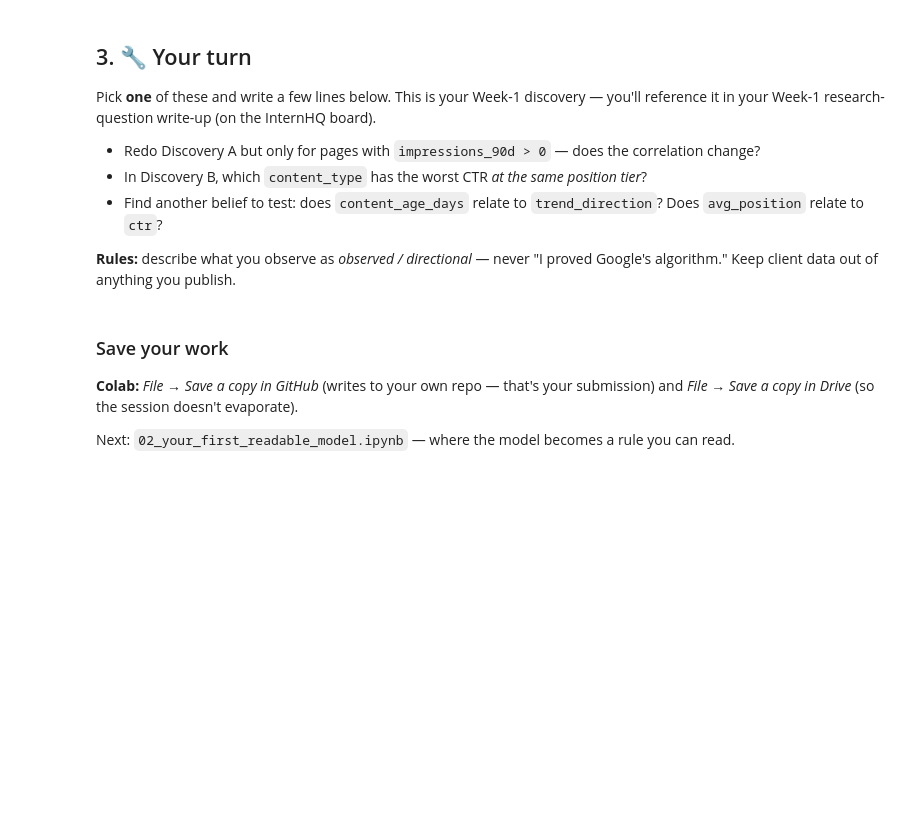
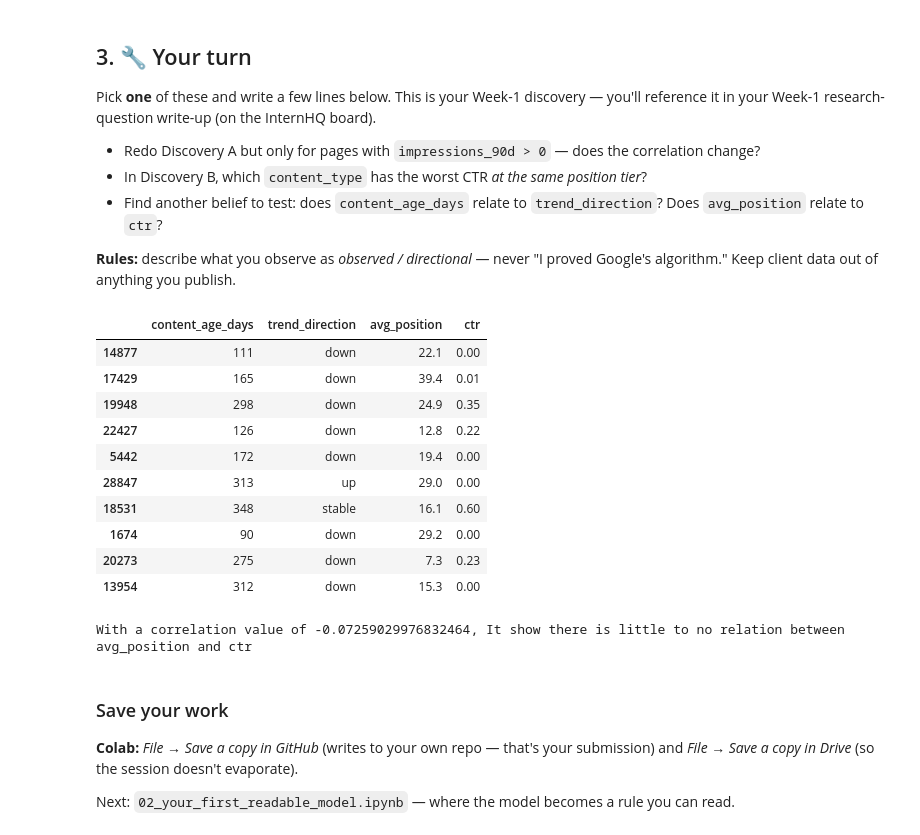
Before and after one commit to BilaalBakare/Flyrank-internship, a Jupyter notebook: notebooks/01_first_look_and_discovery.ipynb, the cells around one changed output. Cells and saved outputs as stored; diff of their text form; code cells hidden in the pictures; blank space fills up the shorter version.

Commit message:
avg_position and ctr relation

```diff
--- a/notebooks/01_first_look_and_discovery.ipynb
+++ b/notebooks/01_first_look_and_discovery.ipynb
@@ -153,3 +153,25 @@ Pick **one** of these and write a few lines below. This is your Week-1 discovery
 **Rules:** describe what you observe as *observed / directional* — never "I proved Google's algorithm." Keep client data out of anything you publish.
 # %%
 # Your discovery here
+
+df[['content_age_days', 'trend_direction', 'avg_position', 'ctr']].sample(10)
+# %% [output]
+|  | content_age_days | trend_direction | avg_position | ctr |
+| 14877 | 111 | down | 22.1 | 0.00 |
+| 17429 | 165 | down | 39.4 | 0.01 |
+| 19948 | 298 | down | 24.9 | 0.35 |
+| 22427 | 126 | down | 12.8 | 0.22 |
+| 5442 | 172 | down | 19.4 | 0.00 |
+| 28847 | 313 | up | 29.0 | 0.00 |
+| 18531 | 348 | stable | 16.1 | 0.60 |
+| 1674 | 90 | down | 29.2 | 0.00 |
+| 20273 | 275 | down | 7.3 | 0.23 |
+| 13954 | 312 | down | 15.3 | 0.00 |
+# %%
+# does `avg_position` relate to `ctr`?
+
+corr_val = df['avg_position'].corr(df['ctr'])
+
+print(f'With a correlation value of {corr_val}, It show there is little to no relation between avg_position and ctr')
+# %% [output]
+With a correlation value of -0.07259029976832464, It show there is little to no relation between avg_position and ctr
```
Also changed, not shown: parts of 1 cell of this notebook.
